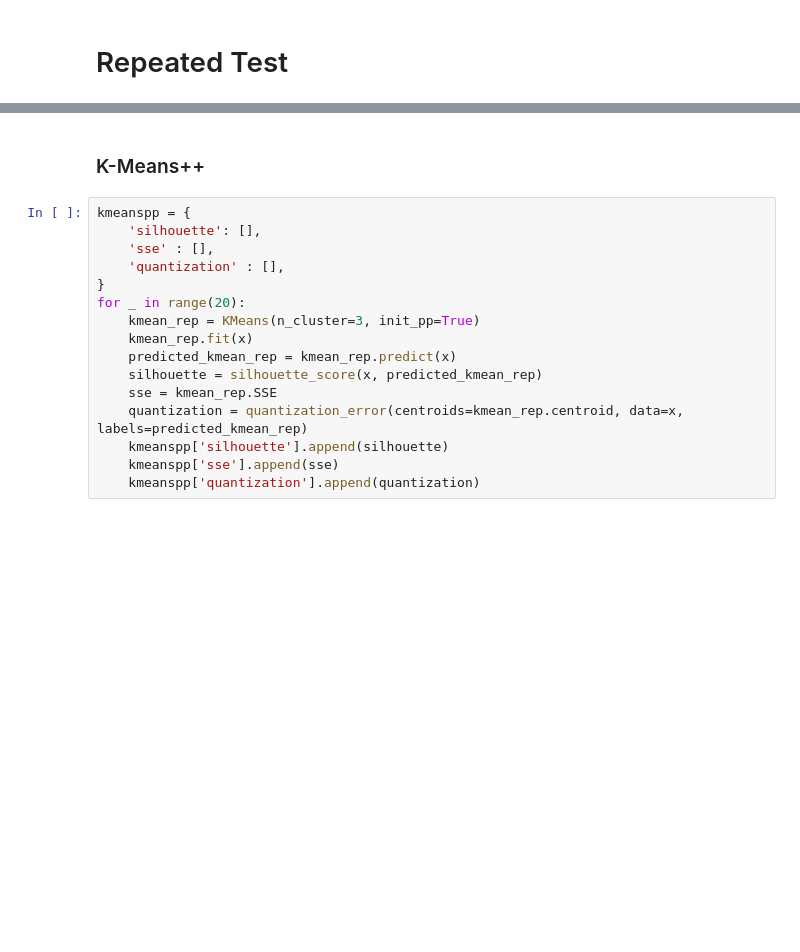
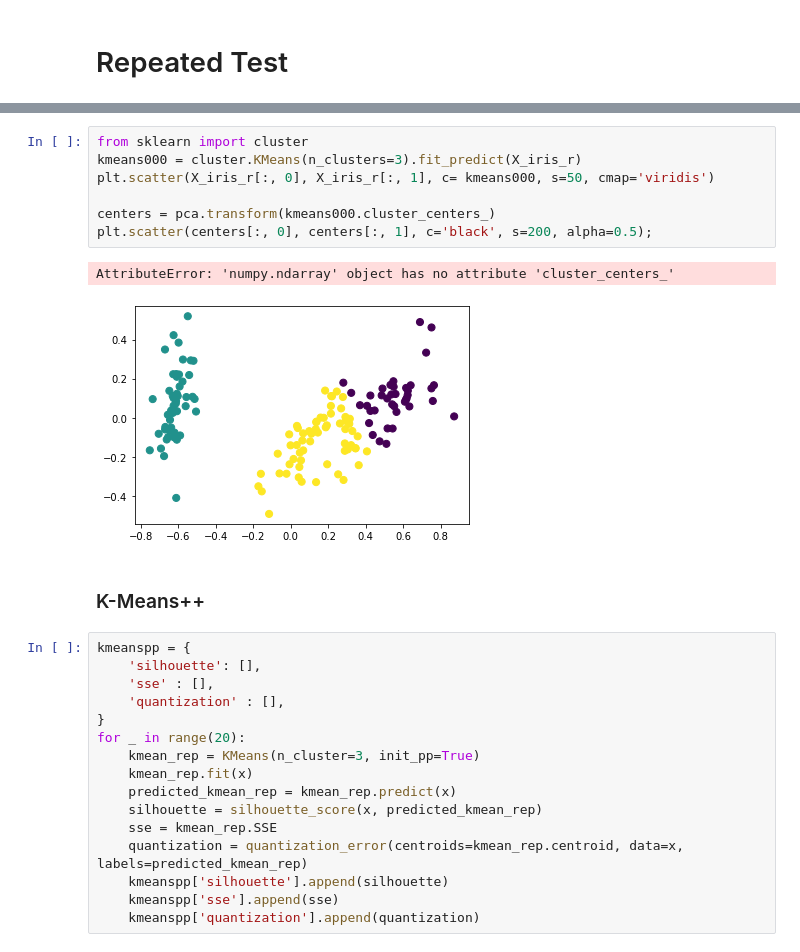
Before and after one commit to ElhNour/Partitioning_Clustering_using_PSO_metaheuristic, a Jupyter notebook: Err.ipynb, the cells around one changed output, grey strips where cells are left out. Saved outputs shown, nothing was run; the diff lists cells and outputs as text; blank space fills up the shorter version.

```diff
--- a/Err.ipynb
+++ b/Err.ipynb
@@ -125,3 +142,13 @@ array([0, 0, 0, 0, 0, 0, 0, 0, 0, 0, 0, 0, 0, 0, 0, 0, 0, 0, 0, 0, 0, 0,
+# %%
+from sklearn import cluster
+kmeans000 = cluster.KMeans(n_clusters=3).fit_predict(X_iris_r)
+plt.scatter(X_iris_r[:, 0], X_iris_r[:, 1], c= kmeans000, s=50, cmap='viridis')
+
+centers = pca.transform(kmeans000.cluster_centers_)
+plt.scatter(centers[:, 0], centers[:, 1], c='black', s=200, alpha=0.5);
+# %% [output]
+AttributeError: 'numpy.ndarray' object has no attribute 'cluster_centers_'
+[figure, added]
 # %% [markdown]
 ### K-Means++
 # %%
```
Also changed, not shown: parts of 9 cells of this notebook, 5 other files.
